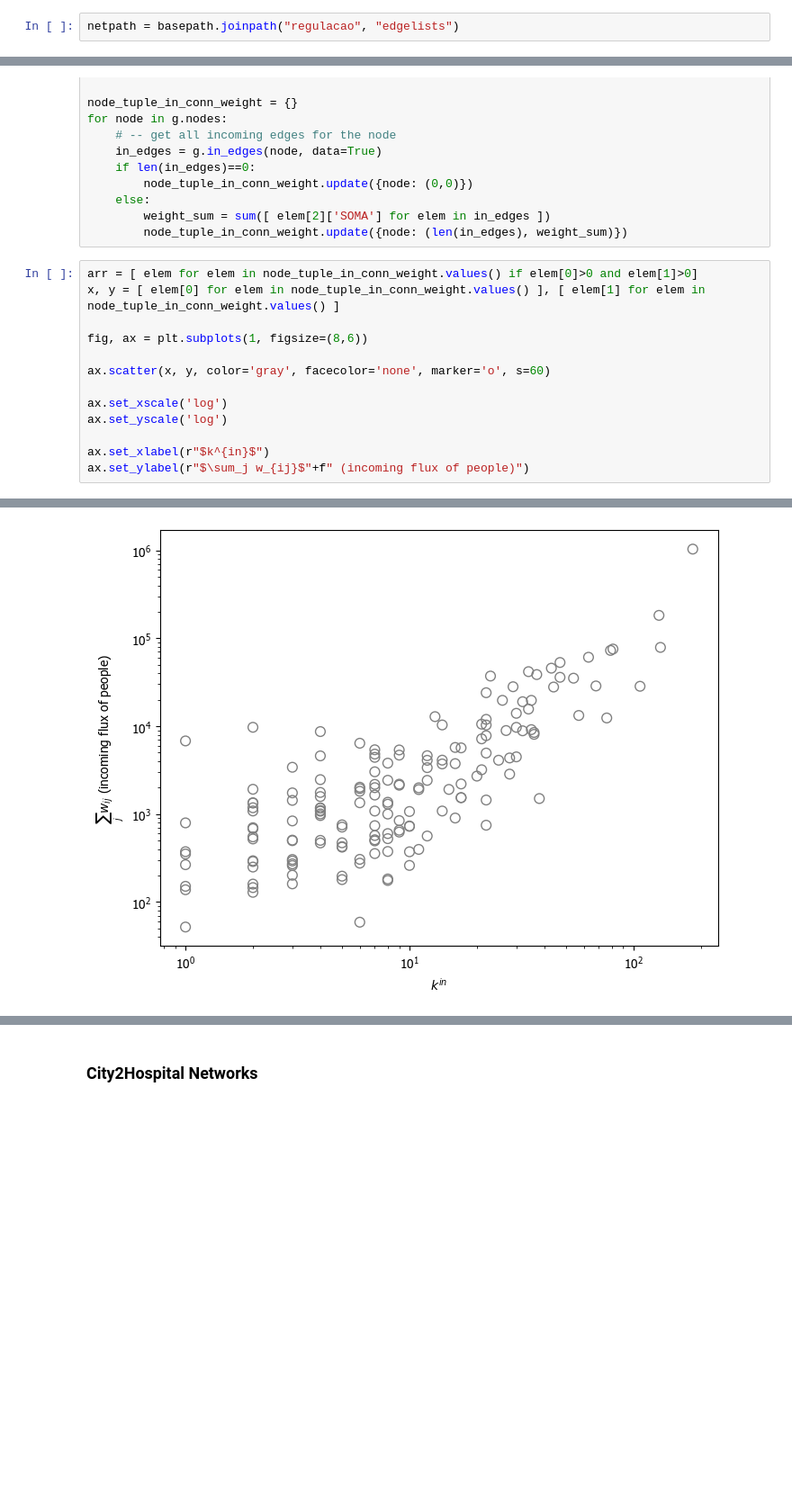
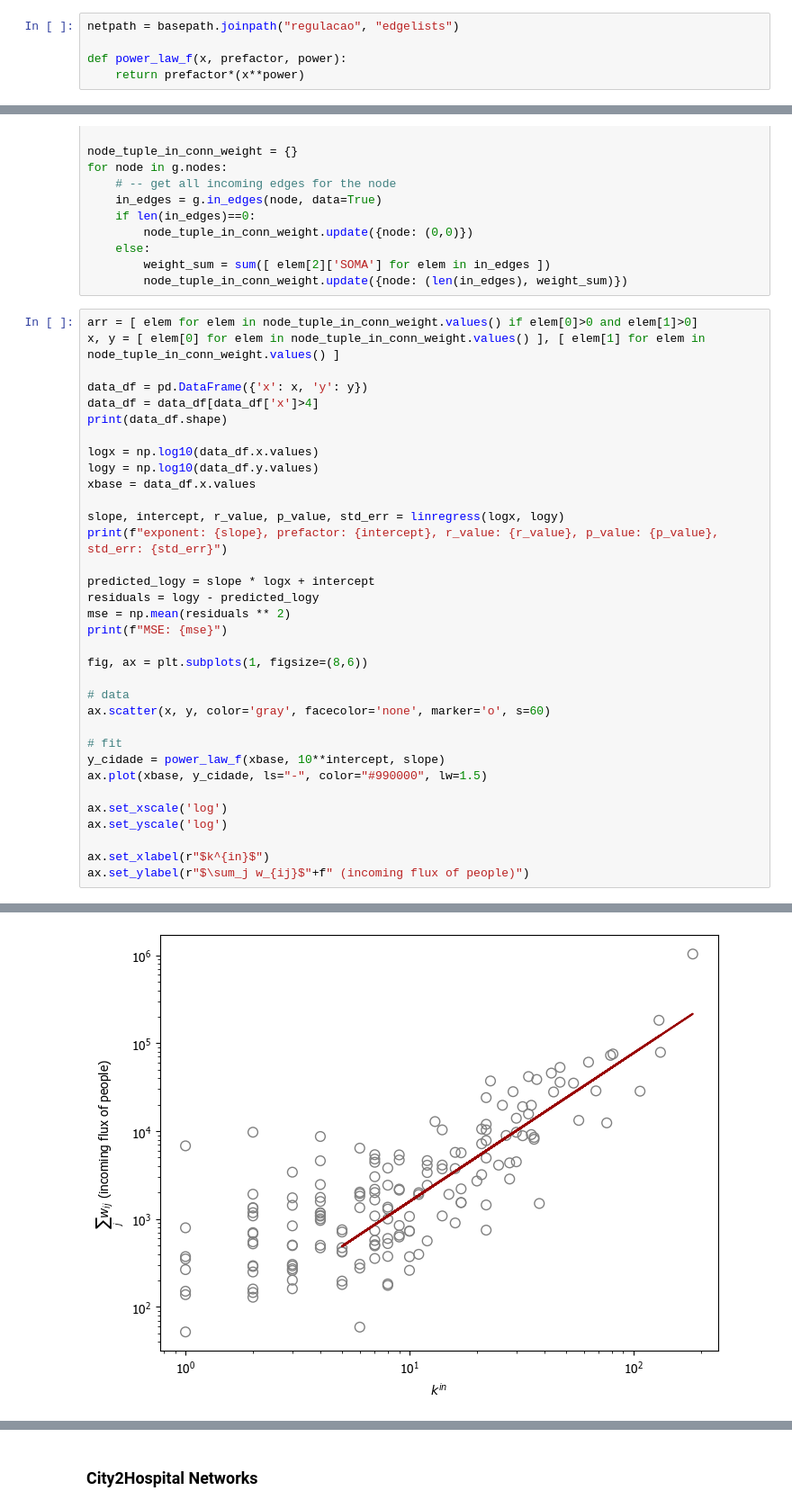
Before and after one commit to humbertocarmona/pyopensus, a Jupyter notebook: notebooks/fluxsus_tests.ipynb, the cells around one changed output, grey strips where cells are left out. Shown at 90% size. Drawn from its saved outputs; the diff is of its cells as text; blank space fills up the shorter version.

Commit message:
updt fluxsus nets and plots

```diff
--- a/notebooks/fluxsus_tests.ipynb
+++ b/notebooks/fluxsus_tests.ipynb
@@ -539,6 +542,9 @@ while start_date<=end_date:
 ## **Generate the networks**
 # %%
 netpath = basepath.joinpath("regulacao", "edgelists")
+
+def power_law_f(x, prefactor, power):
+    return prefactor*(x**power)
 # %% [markdown]
 ### **City2City Networks**
 
@@ -577,9 +583,30 @@ for node in g.nodes:
 arr = [ elem for elem in node_tuple_in_conn_weight.values() if elem[0]>0 and elem[1]>0]
 x, y = [ elem[0] for elem in node_tuple_in_conn_weight.values() ], [ elem[1] for elem in node_tuple_in_conn_weight.values() ]
 
+data_df = pd.DataFrame({'x': x, 'y': y})
+data_df = data_df[data_df['x']>4]
+print(data_df.shape)
+
+logx = np.log10(data_df.x.values)
+logy = np.log10(data_df.y.values)
+xbase = data_df.x.values
+
+slope, intercept, r_value, p_value, std_err = linregress(logx, logy)
+print(f"exponent: {slope}, prefactor: {intercept}, r_value: {r_value}, p_value: {p_value}, std_err: {std_err}")
+
+predicted_logy = slope * logx + intercept
+residuals = logy - predicted_logy
+mse = np.mean(residuals ** 2)
+print(f"MSE: {mse}")
+
 fig, ax = plt.subplots(1, figsize=(8,6))
 
+# data
 ax.scatter(x, y, color='gray', facecolor='none', marker='o', s=60)
+
+# fit
+y_cidade = power_law_f(xbase, 10**intercept, slope)
+ax.plot(xbase, y_cidade, ls="-", color="#990000", lw=1.5)
 
 ax.set_xscale('log')
 ax.set_yscale('log')
@@ -591 +621 @@ Text(0, 0.5, '$\\sum_j w_{ij}$ (incoming flux of people)')
-[figure, old version]
+[figure, new version]
```
Also changed, not shown: parts of 5 cells of this notebook, 1 other file.
